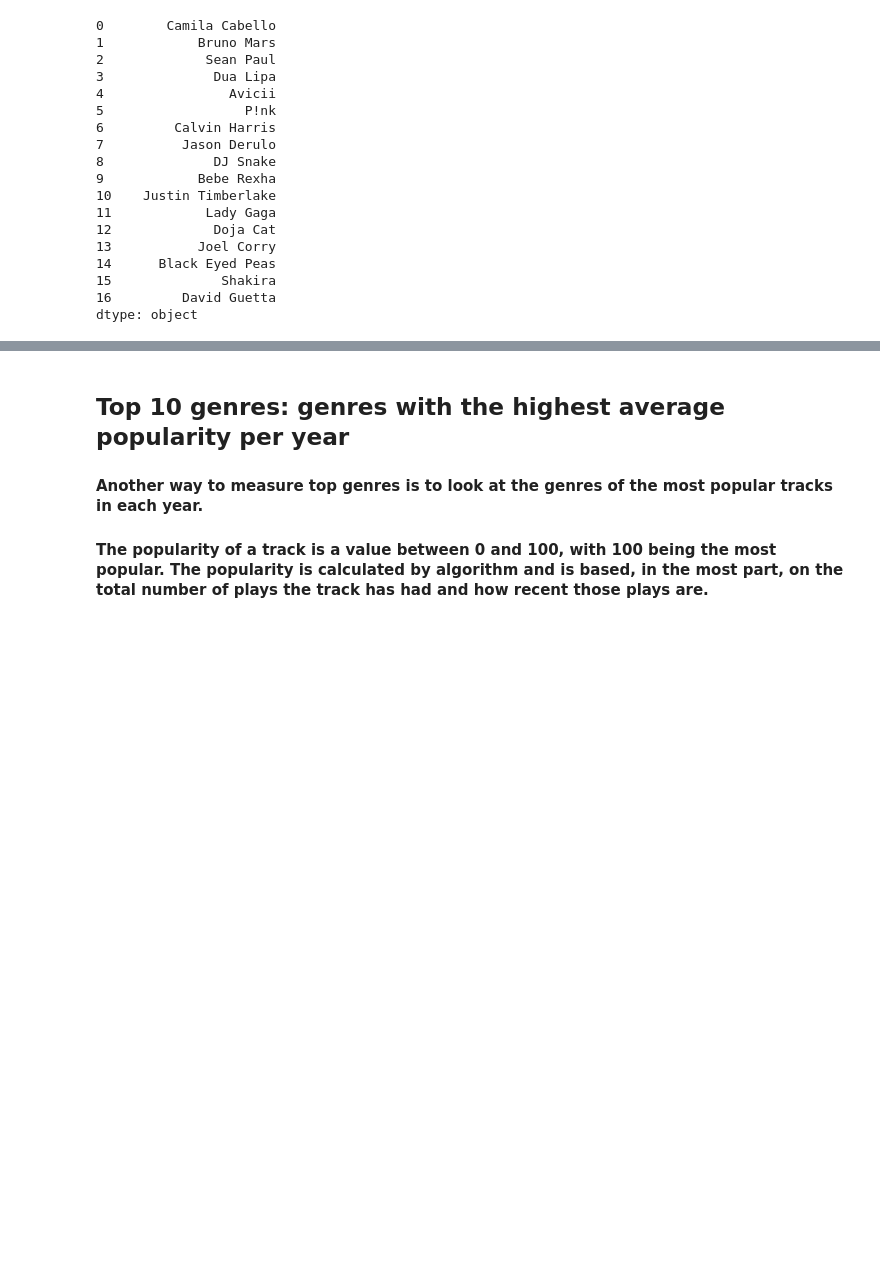
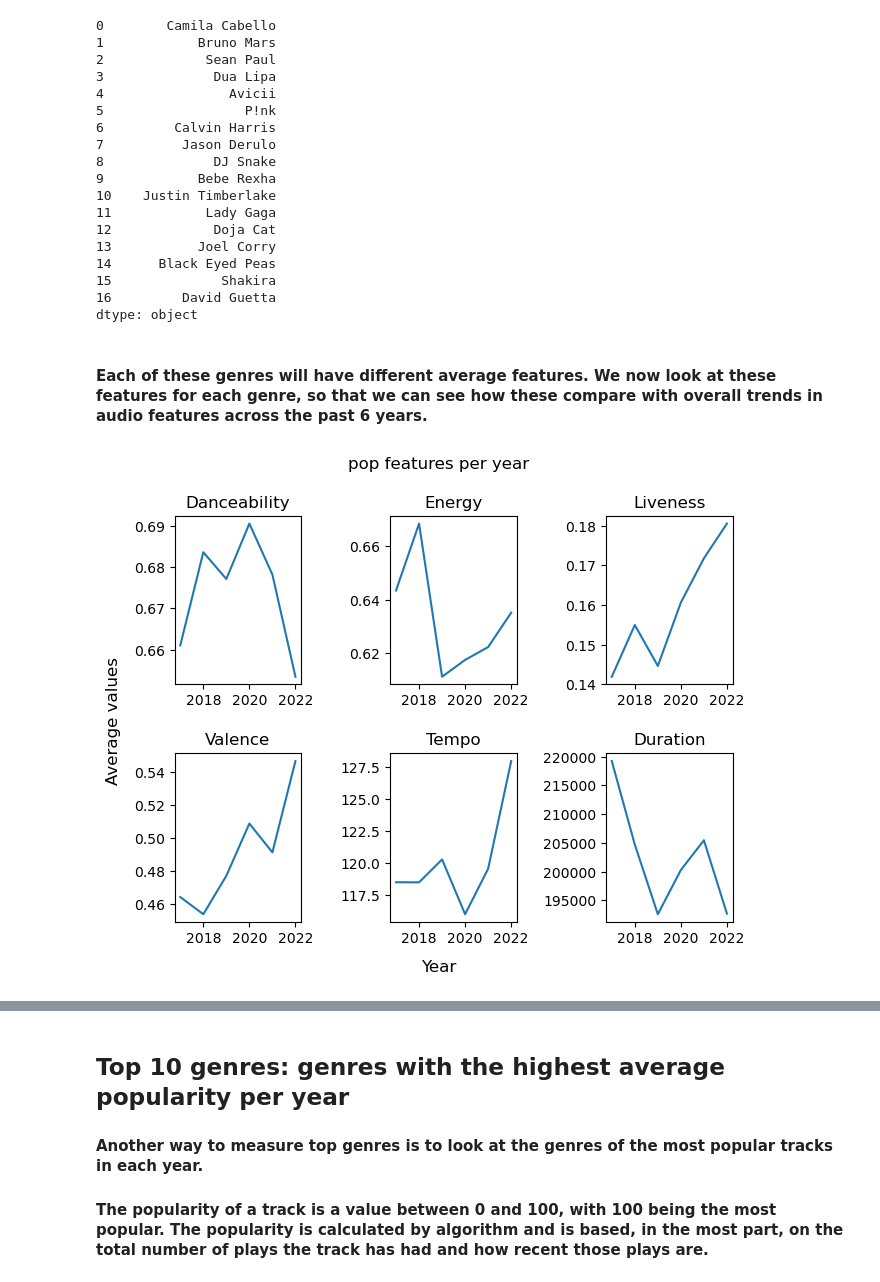
Before and after one commit to catisf/Project-1-Group-2, a Jupyter notebook: jupyter_notebooks/genre_analyses.ipynb, the cells around one changed output, grey strips where cells are left out. Saved outputs shown, nothing was run; the diff lists cells and outputs as text; code cells hidden in the pictures; blank space fills up the shorter version.

```diff
--- a/jupyter_notebooks/genre_analyses.ipynb
+++ b/jupyter_notebooks/genre_analyses.ipynb
@@ -137,3 +156,13 @@ pop_dance_artists
 15              Shakira
 16         David Guetta
 dtype: object
+# %% [markdown]
+#### Each of these genres will have different average features. We now look at these features for each genre, so that we can see how these compare with overall trends in audio features across the past 6 years.
+# %%
+# create a df for each genre
+pop_features = genre_df[genre_df["artist genre"] == "pop"]
+rap_features = genre_df[genre_df["artist genre"] == "rap"]
+hip_hop_features = genre_df[genre_df["artist genre"] == "hip hop"]
+canadian_pop_features = genre_df[genre_df["artist genre"] == "canadian pop"]
+edm_features = genre_df[genre_df["artist genre"] == "edm"]
+dance_pop_features = genre_df[genre_df["artist genre"] == "dance pop"]
@@ -139,0 +212,5 @@ dtype: object
+# %%
+# plot pop features
+genre_feats(pop_features, "pop")
+# %% [output]
+[figure, added]
```
Also changed, not shown: parts of 13 cells of this notebook, 11 other files.
